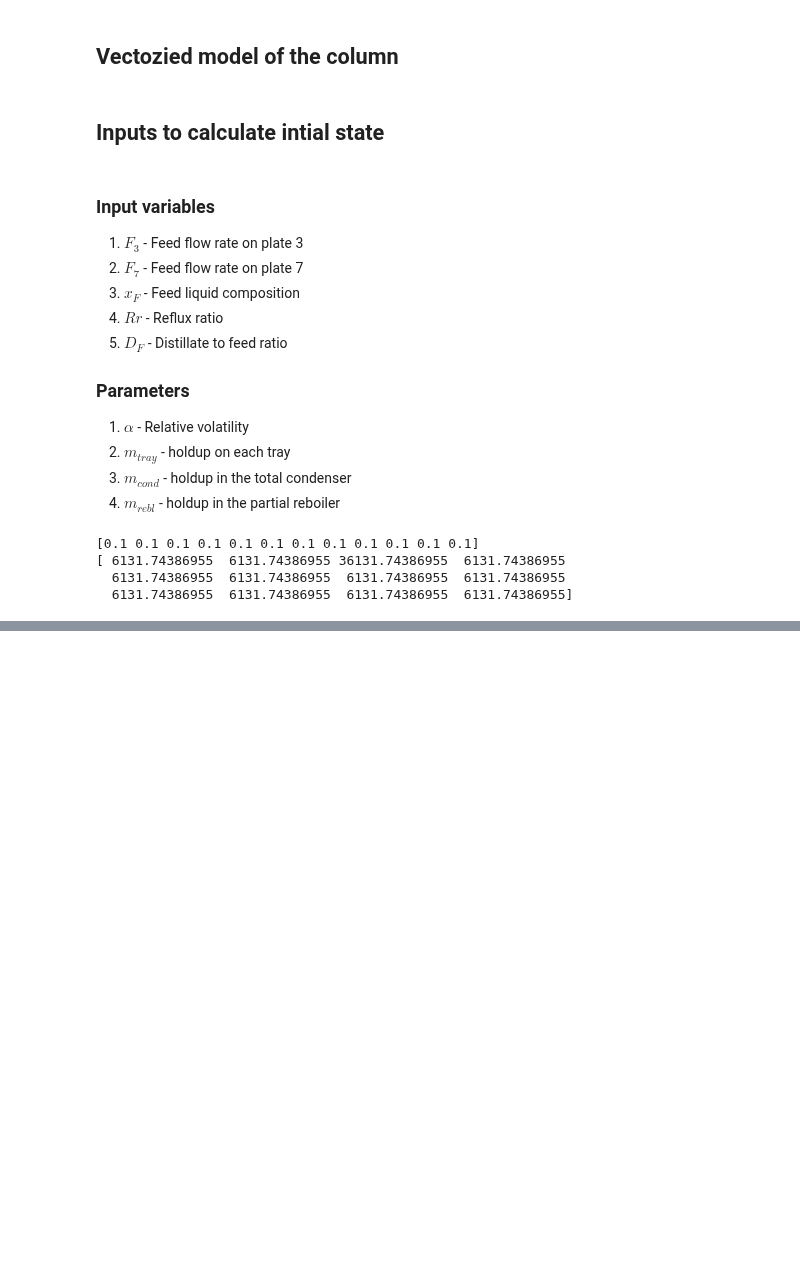
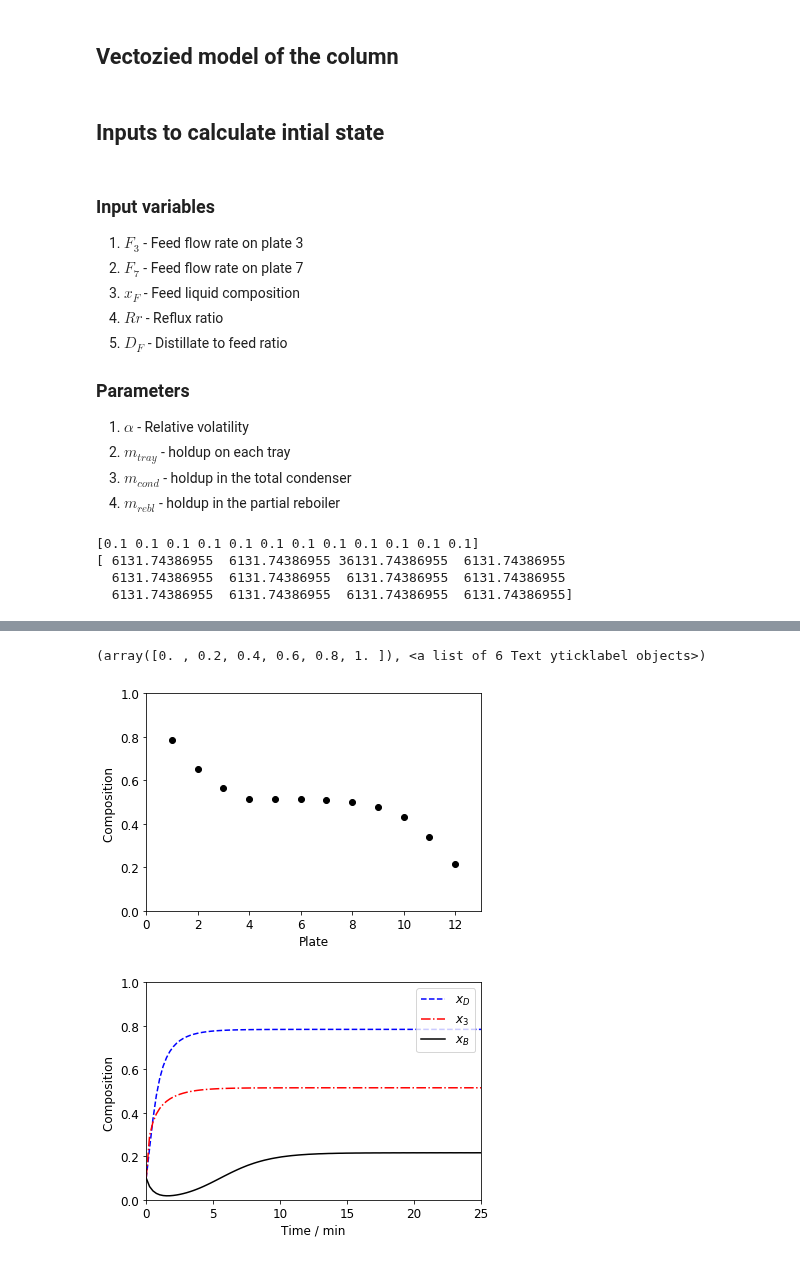
Before and after one commit to albertmitchell3/Distillation_Column, a Jupyter notebook: Basic Distillation Column/Model_2_Energy_Approximation.ipynb, the cells around one changed output, grey strips where cells are left out. Drawn from its saved outputs; the diff is of its cells as text; code cells hidden in the pictures; blank space fills up the shorter version.

```diff
--- a/Basic Distillation Column/Model_2_Energy_Approximation.ipynb
+++ b/Basic Distillation Column/Model_2_Energy_Approximation.ipynb
@@ -535,3 +540,33 @@ print(initial_run.y[0,-1],initial_run.y[11,-1])
+# %%
+plt.figure(3)
+val = np.arange(1,13)
+xval = initial_run.y[0:12,-1]
+plt.plot(val,xval,"ko")
+plt.xlabel("Plate", fontsize=12)
+plt.ylabel("Composition ", fontsize=12)
+plt.xlim([0,13])
+plt.ylim([0,1])
+plt.xticks(fontsize=12)
+plt.yticks(fontsize=12)
+plt.savefig("Model_2_ideal_rel_vol_stageplot.svg")
+
+
+plt.figure(4)
+plt.plot(t,initial_run.y[0],"b--",label = "$x_D$")
+plt.plot(t,initial_run.y[3],"r-.",label = "$x_3$")
+plt.plot(t,initial_run.y[11],"k-",label ="$x_B$")
+plt.legend(loc = 1,fontsize=12)
+plt.xlabel("Time / min", fontsize=12)
+plt.ylabel("Composition ", fontsize=12)
+plt.xlim([0,25])
+plt.ylim([0,1])
+plt.xticks(fontsize=12)
+plt.yticks(fontsize=12)
+plt.savefig("Model_2_ideal_rel_vol.svg")
+# %% [output]
+(array([0. , 0.2, 0.4, 0.6, 0.8, 1. ]), <a list of 6 Text yticklabel objects>)
+[figure, added]
+[figure, added]
 # %%
 initial_run.y[12:24,-1]#/Cp(initial_run.y[0:12,-1])
 # %% [output]
```
Also changed, not shown: parts of 11 cells of this notebook, 8 other files.
